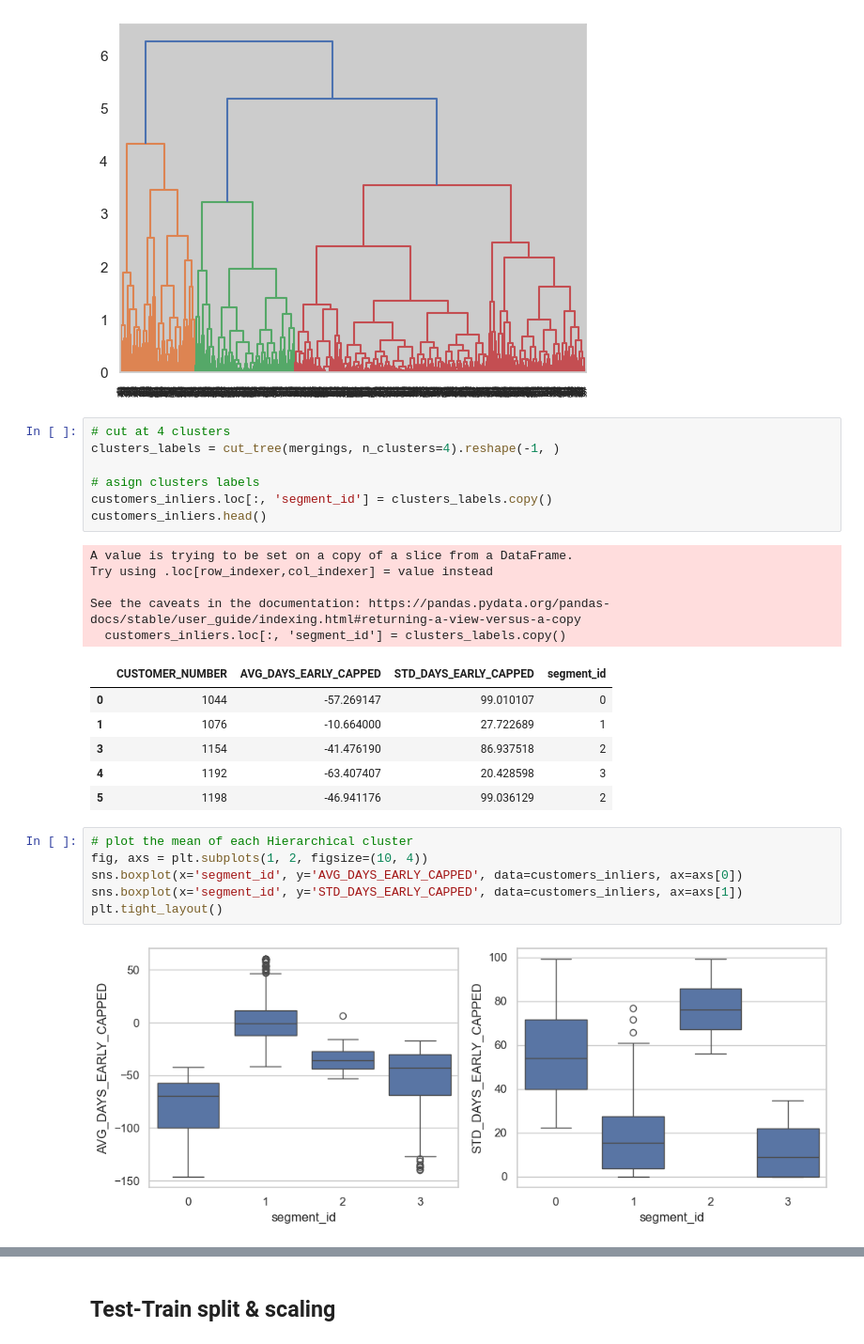
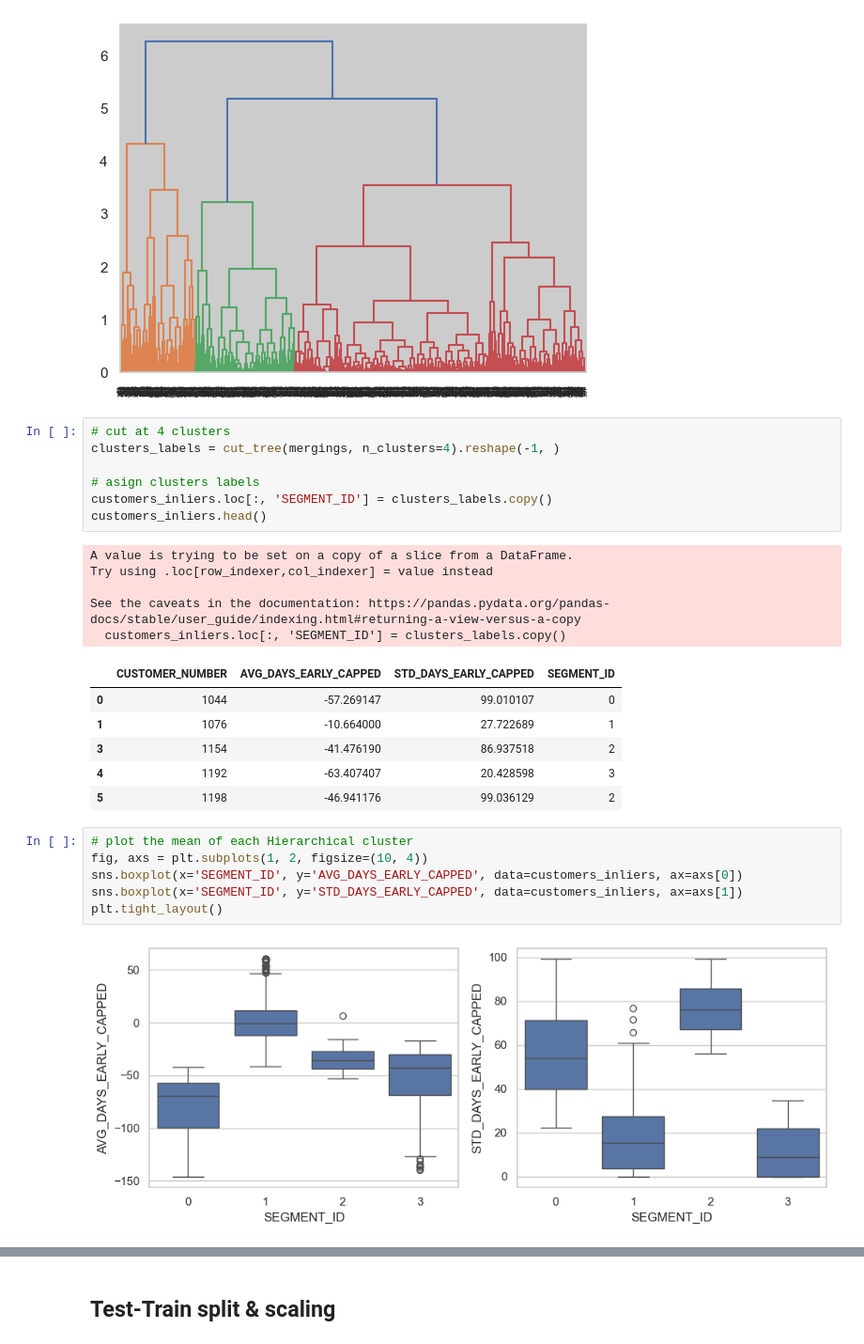
Before and after one commit to liemnh98/upGrad-Domain-Oriented-Case-Study, a Jupyter notebook: main_code.iPynb, the cells around one changed output, grey strips where cells are left out. Shown: that part at 94% size. Saved outputs shown, nothing was run; the diff lists cells and outputs as text.

```diff
--- a/main_code.iPynb
+++ b/main_code.iPynb
@@ -348,15 +294,15 @@ plt.show()
 clusters_labels = cut_tree(mergings, n_clusters=4).reshape(-1, )
 
 # asign clusters labels
-customers_inliers.loc[:, 'segment_id'] = clusters_labels.copy()
+customers_inliers.loc[:, 'SEGMENT_ID'] = clusters_labels.copy()
 customers_inliers.head()
 # %% [output]
 A value is trying to be set on a copy of a slice from a DataFrame.
 Try using .loc[row_indexer,col_indexer] = value instead
 
 See the caveats in the documentation: https://pandas.pydata.org/pandas-docs/stable/user_guide/indexing.html#returning-a-view-versus-a-copy
-  customers_inliers.loc[:, 'segment_id'] = clusters_labels.copy()
+  customers_inliers.loc[:, 'SEGMENT_ID'] = clusters_labels.copy()
-|  | CUSTOMER_NUMBER | AVG_DAYS_EARLY_CAPPED | STD_DAYS_EARLY_CAPPED | segment_id |
+|  | CUSTOMER_NUMBER | AVG_DAYS_EARLY_CAPPED | STD_DAYS_EARLY_CAPPED | SEGMENT_ID |
 | 0 | 1044 | -57.269147 | 99.010107 | 0 |
 | 1 | 1076 | -10.664000 | 27.722689 | 1 |
 | 3 | 1154 | -41.476190 | 86.937518 | 2 |
@@ -365,10 +311,10 @@ See the caveats in the documentation: https://pandas.pydata.org/pandas-docs/stab
 # %%
 # plot the mean of each Hierarchical cluster
 fig, axs = plt.subplots(1, 2, figsize=(10, 4))
-sns.boxplot(x='segment_id', y='AVG_DAYS_EARLY_CAPPED', data=customers_inliers, ax=axs[0])
-sns.boxplot(x='segment_id', y='STD_DAYS_EARLY_CAPPED', data=customers_inliers, ax=axs[1])
+sns.boxplot(x='SEGMENT_ID', y='AVG_DAYS_EARLY_CAPPED', data=customers_inliers, ax=axs[0])
+sns.boxplot(x='SEGMENT_ID', y='STD_DAYS_EARLY_CAPPED', data=customers_inliers, ax=axs[1])
 plt.tight_layout()
 # %% [output]
-[figure, old version]
+[figure, new version]
 # %% [markdown]
 > We have ourselve 4 customers segments with different characteristics:
```
Also changed, not shown: parts of 28 cells of this notebook.
